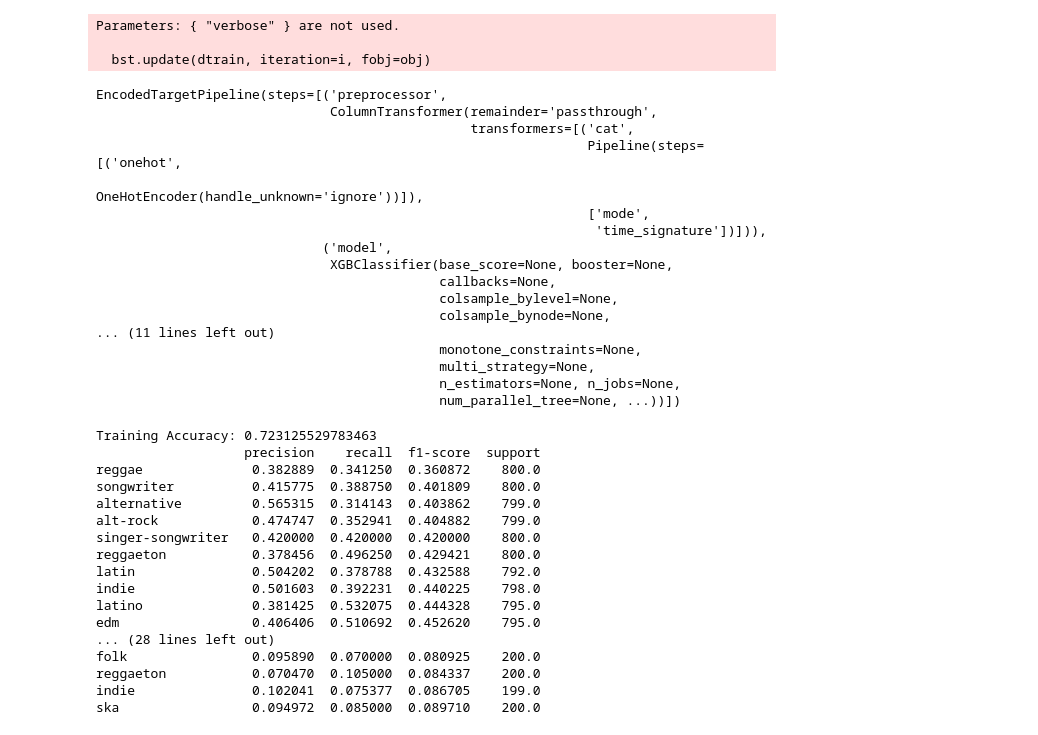
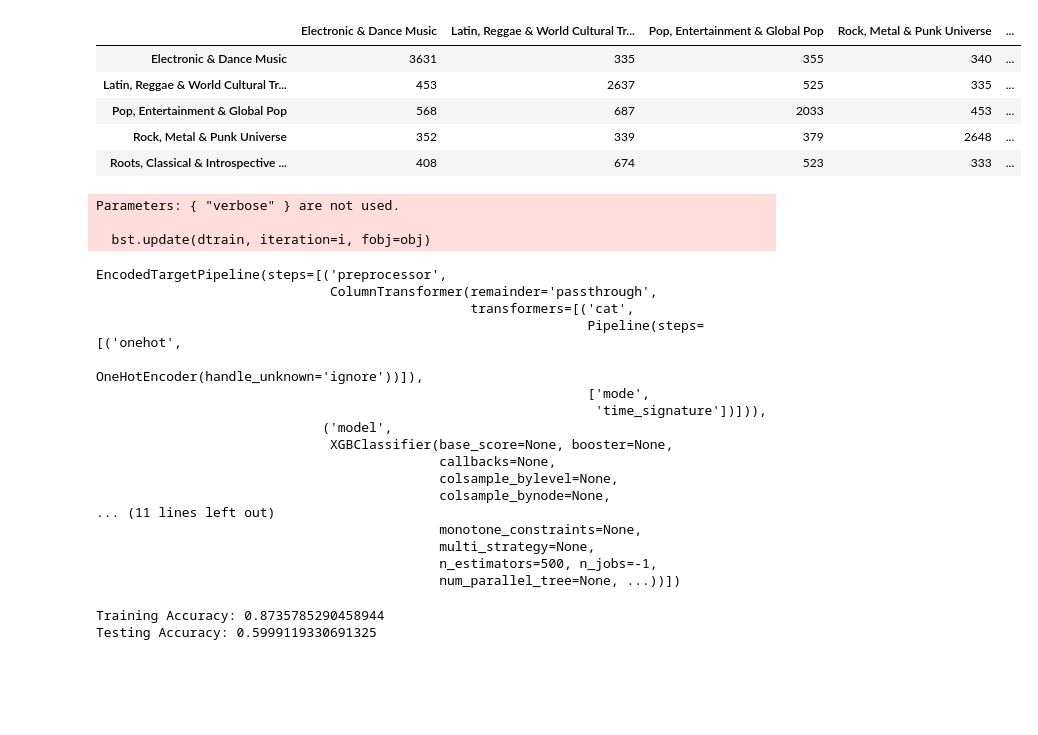
Before and after one commit to LoganMiller5505/DataSciProject, a Jupyter notebook: 4_ClusteredClassification.ipynb, the cells around one changed output. Drawn from its saved outputs; the diff is of its cells as text; code cells hidden in the pictures; blank space fills up the shorter version.

Commit message:
Refactor and cleaning
Will likely have one more branch for a few additional visualizations and markdown segments, but this is the core of the project complete before submission

```diff
--- a/Classification.ipynb
+++ b/4_ClusteredClassification.ipynb
@@ -2,23 +2,21 @@
 import pandas as pd
 from sklearn.model_selection import train_test_split
 
-data = pd.read_csv('data//1_preprocessed//preprocessed_dataset.csv')
+data = pd.read_csv('data//3_engineered//engineered_dataset.csv')
 
-y = data.track_genre
-X = data[['duration_ms','explicit','danceability','energy','key','loudness','mode','speechiness','acousticness','instrumentalness','liveness','valence','tempo','time_signature']]
+y = data.cluster
+X = data[['duration_ms','explicit','danceability','energy','loudness','mode','speechiness','acousticness','instrumentalness','liveness','valence','tempo','time_signature', 'energy_acoustic_ratio', 'acoustic_calm', 'loudness_norm', 'loudness_x_acousticness', 'loudness_x_energy', 'dance_energy_ratio', 'tempo_x_energy', 'energy_x_danceability']]
 
 # Stratified split to maintain class distribution in train and test sets
 X_train, X_test, y_train, y_test = train_test_split(X, y, test_size=0.2, stratify=y, random_state=0)
 
-# Categorical features (will want to one-hot encode these): 'key', 'mode', 'time_signature'
-categorical_cols = ['key', 'mode', 'time_signature']
+# Categorical features (one-hot encode these)
+categorical_cols = ['mode', 'time_signature']
 print("Cardinality of categorical columns:")
 for col in categorical_cols:
     print(f"{col}: {X[col].nunique()}")
-# Only key (12) may have too high of a cardinality, especially since it's already likely not a very important feature, so we'll drop it.
-categorical_cols.remove('key')
 
-numerical_cols = ['duration_ms','explicit','danceability','energy','loudness','speechiness','acousticness','instrumentalness','liveness','valence','tempo']
+numerical_cols = ['duration_ms','explicit','danceability','energy','loudness','speechiness','acousticness','instrumentalness','liveness','valence','tempo', 'energy_acoustic_ratio', 'acoustic_calm', 'loudness_norm', 'loudness_x_acousticness', 'loudness_x_energy', 'dance_energy_ratio', 'tempo_x_energy', 'energy_x_danceability']
 print("Numerical columns:", numerical_cols)
 # %% [output]
 Cardinality of categorical columns:
@@ -54,7 +51,14 @@ preprocessor = ColumnTransformer(
 # %%
 from sklearn.ensemble import RandomForestClassifier
 
-model = RandomForestClassifier(random_state=0, verbose=True)
+model = RandomForestClassifier(n_estimators=300,
+                               max_depth=20,
+                               min_samples_split=5,
+                               min_samples_leaf=1,
+                               max_features='log2',
+                               random_state=0,
+                               n_jobs=-1,
+                               verbose=True)
 my_pipeline = EncodedTargetPipeline(steps=[
     ('preprocessor', preprocessor),
     ('model', model)
@@ -130,7 +112,29 @@ reggaeton           0.073643  0.095000  0.082969    200.0
+# %%
+from sklearn.metrics import confusion_matrix
+
+cm = confusion_matrix(y_test, test_preds)
+cm_df = pd.DataFrame(cm, index=my_pipeline.label_encoder_.classes_, columns=my_pipeline.label_encoder_.classes_)
+cm_df
+# %% [output]
+|  | Electronic & Dance Music | Latin, Reggae & World Cultural Tr... | Pop, Entertainment & Global Pop | Rock, Metal & Punk Universe | ... |
+| Electronic & Dance Music | 3631 | 335 | 355 | 340 | ... |
+| Latin, Reggae & World Cultural Tr... | 453 | 2637 | 525 | 335 | ... |
+| Pop, Entertainment & Global Pop | 568 | 687 | 2033 | 453 | ... |
+| Rock, Metal & Punk Universe | 352 | 339 | 379 | 2648 | ... |
+| Roots, Classical & Introspective ... | 408 | 674 | 523 | 333 | ... |
 # %%
 from xgboost import XGBClassifier
 
-model = XGBClassifier(random_state=0, verbose=True)
+model = XGBClassifier(n_estimators=500,
+                      max_depth=10,
+                      learning_rate=0.05,
+                      subsample=0.8,
+                      colsample_bytree=0.8,
+                      min_child_weight=3,
+                      random_state=0,
+                      eval_metric='mlogloss',
+                      n_jobs=-1,
+                      verbose=True)
 my_pipeline = EncodedTargetPipeline(steps=[
     ('preprocessor', preprocessor),
     ('model', model)
@@ -156,35 +160,20 @@ EncodedTargetPipeline(steps=[('preprocessor',
 ... (11 lines left out)
                                             monotone_constraints=None,
                                             multi_strategy=None,
-                                            n_estimators=None, n_jobs=None,
+                                            n_estimators=500, n_jobs=-1,
                                             num_parallel_tree=None, ...))])
 # %%
 train_preds = my_pipeline.predict(X_train)
 print("Training Accuracy:", (train_preds == y_train).mean())
 train_report = classification_report(y_train, train_preds, output_dict=True)
 df_train_report = pd.DataFrame(train_report).T
-print(df_train_report.sort_values("f1-score").head(20))  # worst performing genres in training set
+#print(df_train_report.sort_values("f1-score").head(20))  # worst performing genres in training set
 
 test_preds = my_pipeline.predict(X_test)
 print("Testing Accuracy:", (test_preds == y_test).mean())
 test_report = classification_report(y_test, test_preds, output_dict=True)
 df_test_report = pd.DataFrame(test_report).T
-print(df_test_report.sort_values("f1-score").head(20))  # worst performing genres in test set
+#print(df_test_report.sort_values("f1-score").head(20))  # worst performing genres in test set
 # %% [output]
-Training Accuracy: 0.723125529783463
-                   precision    recall  f1-score  support
-reggae              0.382889  0.341250  0.360872    800.0
-songwriter          0.415775  0.388750  0.401809    800.0
-alternative         0.565315  0.314143  0.403862    799.0
-alt-rock            0.474747  0.352941  0.404882    799.0
-singer-songwriter   0.420000  0.420000  0.420000    800.0
-reggaeton           0.378456  0.496250  0.429421    800.0
-latin               0.504202  0.378788  0.432588    792.0
-indie               0.501603  0.392231  0.440225    798.0
-latino              0.381425  0.532075  0.444328    795.0
-edm                 0.406406  0.510692  0.452620    795.0
-... (28 lines left out)
-folk                0.095890  0.070000  0.080925    200.0
-reggaeton           0.070470  0.105000  0.084337    200.0
-indie               0.102041  0.075377  0.086705    199.0
-ska                 0.094972  0.085000  0.089710    200.0
+Training Accuracy: 0.8735785290458944
+Testing Accuracy: 0.5999119330691325
```
Also changed, not shown: parts of 5 cells of this notebook, 6 other files.
